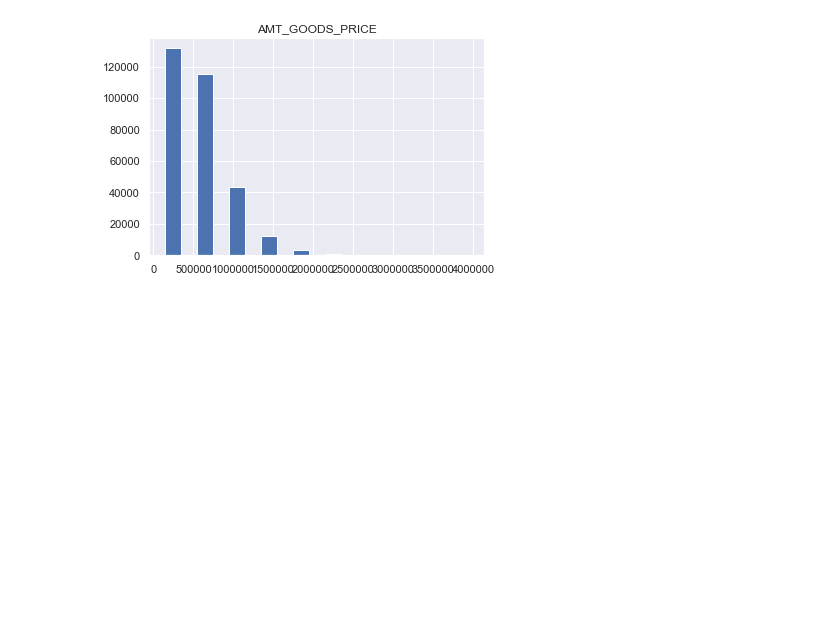
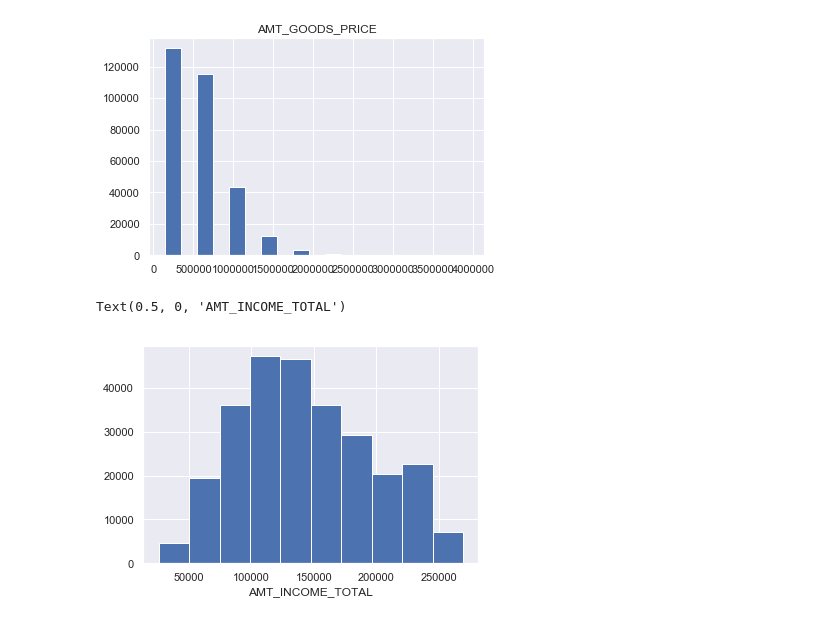
Before and after one commit to sunnike/2nd-ML100Days, a Jupyter notebook: homework/Day_005_HW.ipynb, the cells around one changed output. Drawn from its saved outputs; the diff is of its cells as text; code cells hidden in the pictures; blank space fills up the shorter version.

```diff
--- a/homework/Day_005_HW.ipynb
+++ b/homework/Day_005_HW.ipynb
@@ -40,3 +70,10 @@ plt.title('AMT_GOODS_PRICE')
 plt.show()
 # %% [output]
 [figure]
+# %%
+# 官方解答
+app_train.loc[app_train['AMT_INCOME_TOTAL']<app_train['AMT_INCOME_TOTAL'].quantile(0.9)]['AMT_INCOME_TOTAL'].hist()
+plt.xlabel('AMT_INCOME_TOTAL')
+# %% [output]
+Text(0.5, 0, 'AMT_INCOME_TOTAL')
+[figure, added]
```
Also changed, not shown: parts of 6 cells of this notebook, 3 other files.
